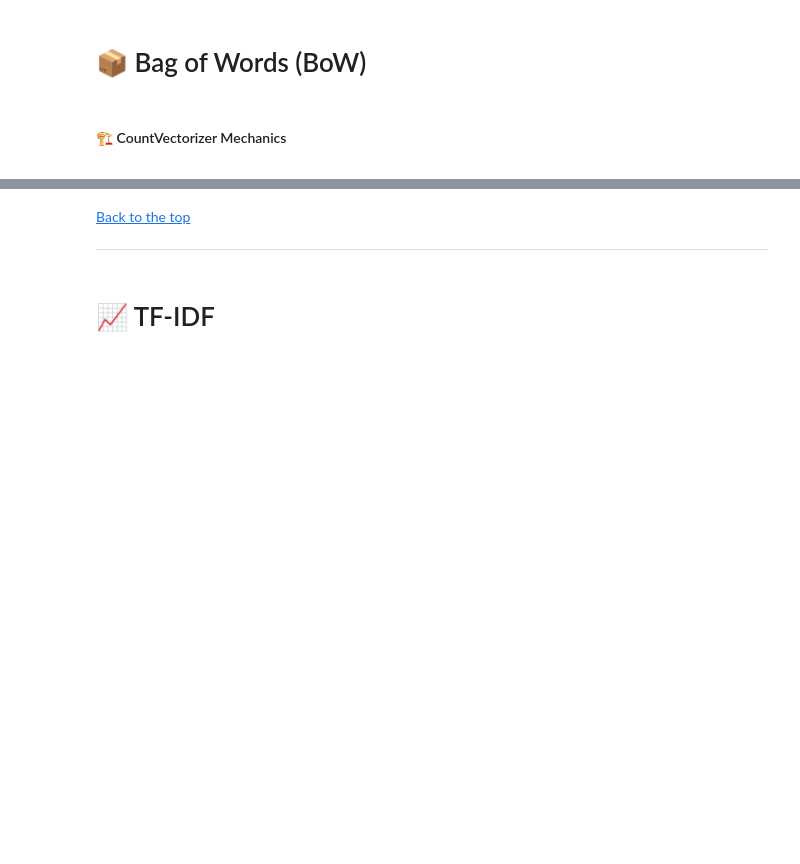
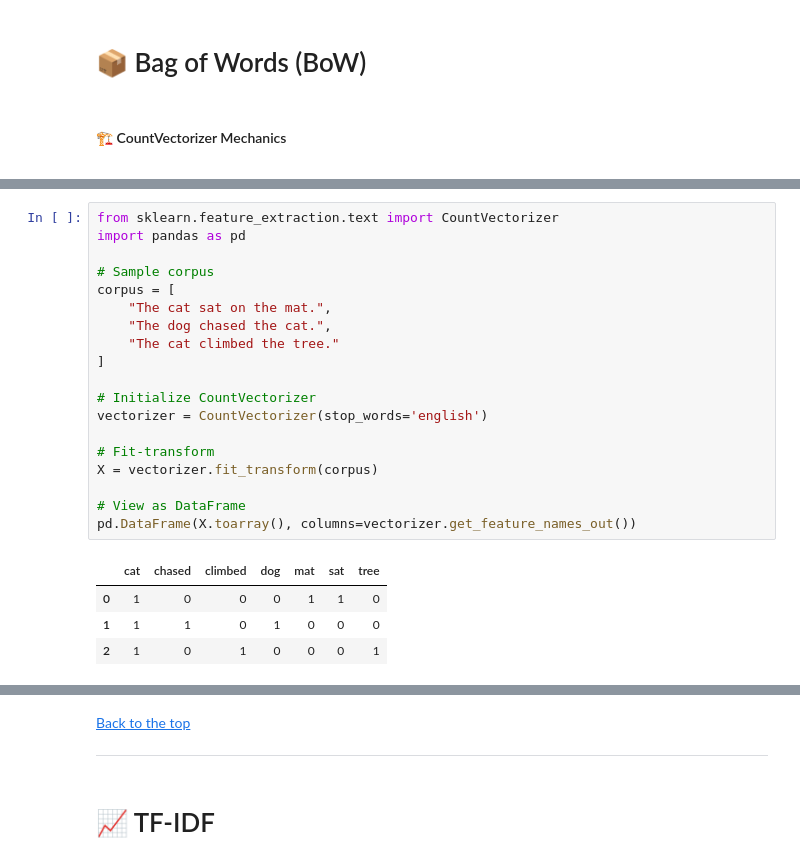
Before and after one commit to ashrithssreddy/ml-toolkit, a Jupyter notebook: NLP/02_Vectorization_BoW_TFIDF.ipynb, the cells around one changed output, grey strips where cells are left out. Saved outputs shown, nothing was run; the diff lists cells and outputs as text; blank space fills up the shorter version.

```diff
--- a/NLP/02_Vectorization_BoW_TFIDF.ipynb
+++ b/NLP/02_Vectorization_BoW_TFIDF.ipynb
@@ -27,3 +74,27 @@ ___
+# %%
+from sklearn.feature_extraction.text import CountVectorizer
+import pandas as pd
+
+# Sample corpus
+corpus = [
+    "The cat sat on the mat.",
+    "The dog chased the cat.",
+    "The cat climbed the tree."
+]
+
+# Initialize CountVectorizer
+vectorizer = CountVectorizer(stop_words='english')
+
+# Fit-transform
+X = vectorizer.fit_transform(corpus)
+
+# View as DataFrame
+pd.DataFrame(X.toarray(), columns=vectorizer.get_feature_names_out())
+# %% [output]
+|  | cat | chased | climbed | dog | mat | sat | tree |
+| 0 | 1 | 0 | 0 | 0 | 1 | 1 | 0 |
+| 1 | 1 | 1 | 0 | 1 | 0 | 0 | 0 |
+| 2 | 1 | 0 | 1 | 0 | 0 | 0 | 1 |
 # %% [markdown]
 #### 🔢 N-grams
 <a id="ngrams"></a>
```
Also changed, not shown: parts of 27 cells of this notebook, 1 other file.
